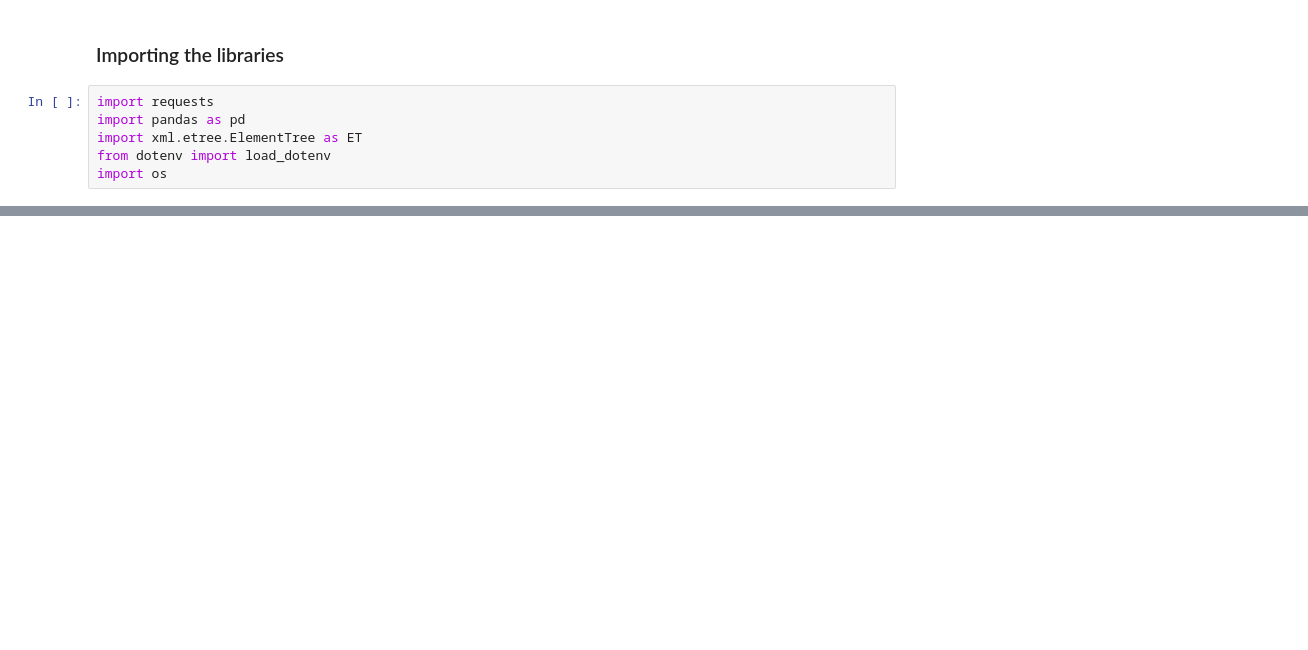
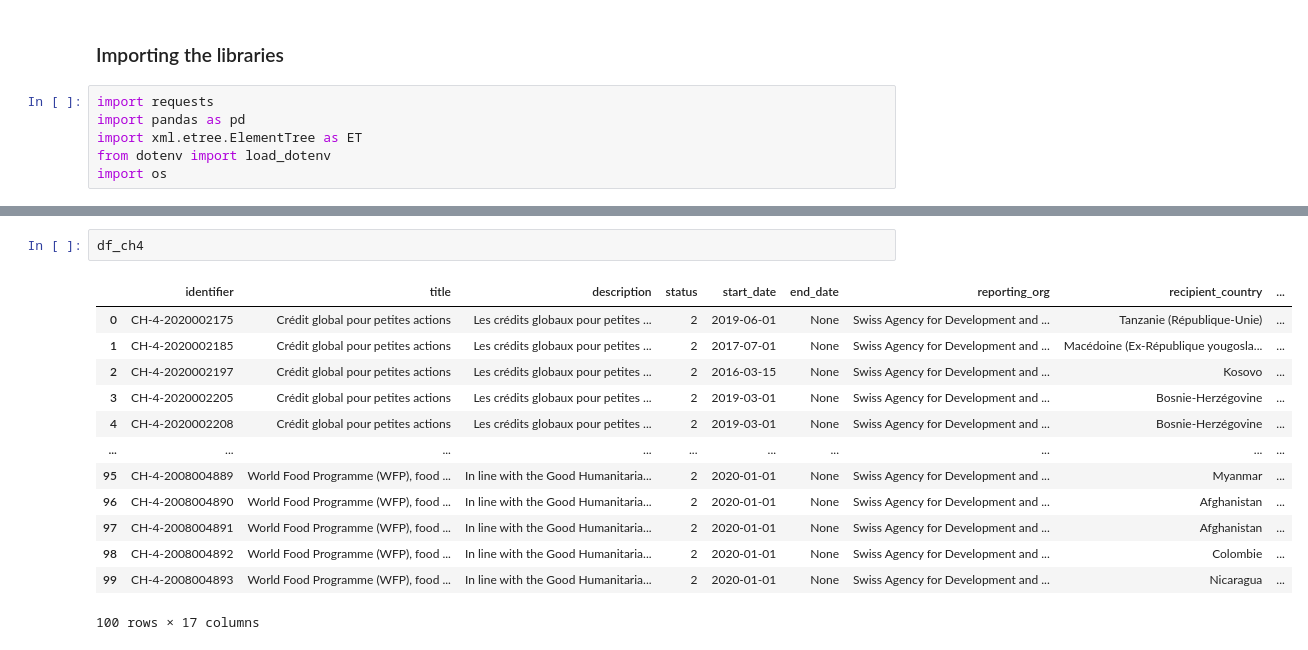
Before and after one commit to leilafarsani/iati-datastore-apache-sorl, a Jupyter notebook: datastore.ipynb, the cells around one changed output, grey strips where cells are left out. Cells and saved outputs as stored; diff of their text form; blank space fills up the shorter version.

```diff
--- a/datastore.ipynb
+++ b/datastore.ipynb
@@ -84 +169,17 @@ pagination, since even if i delete row limitation on the code above I get max 9
+# %%
+df_ch4
+# %% [output]
+|  | identifier | title | description | status | start_date | end_date | reporting_org | recipient_country | ... |
+| 0 | CH-4-2020002175 | Crédit global pour petites actions | Les crédits globaux pour petites ... | 2 | 2019-06-01 | None | Swiss Agency for Development and ... | Tanzanie (République-Unie) | ... |
+| 1 | CH-4-2020002185 | Crédit global pour petites actions | Les crédits globaux pour petites ... | 2 | 2017-07-01 | None | Swiss Agency for Development and ... | Macédoine (Ex-République yougosla... | ... |
+| 2 | CH-4-2020002197 | Crédit global pour petites actions | Les crédits globaux pour petites ... | 2 | 2016-03-15 | None | Swiss Agency for Development and ... | Kosovo | ... |
+| 3 | CH-4-2020002205 | Crédit global pour petites actions | Les crédits globaux pour petites ... | 2 | 2019-03-01 | None | Swiss Agency for Development and ... | Bosnie-Herzégovine | ... |
+| 4 | CH-4-2020002208 | Crédit global pour petites actions | Les crédits globaux pour petites ... | 2 | 2019-03-01 | None | Swiss Agency for Development and ... | Bosnie-Herzégovine | ... |
+| ... | ... | ... | ... | ... | ... | ... | ... | ... | ... |
+| 95 | CH-4-2008004889 | World Food Programme (WFP), food ... | In line with the Good Humanitaria... | 2 | 2020-01-01 | None | Swiss Agency for Development and ... | Myanmar | ... |
+| 96 | CH-4-2008004890 | World Food Programme (WFP), food ... | In line with the Good Humanitaria... | 2 | 2020-01-01 | None | Swiss Agency for Development and ... | Afghanistan | ... |
+| 97 | CH-4-2008004891 | World Food Programme (WFP), food ... | In line with the Good Humanitaria... | 2 | 2020-01-01 | None | Swiss Agency for Development and ... | Afghanistan | ... |
+| 98 | CH-4-2008004892 | World Food Programme (WFP), food ... | In line with the Good Humanitaria... | 2 | 2020-01-01 | None | Swiss Agency for Development and ... | Colombie | ... |
+| 99 | CH-4-2008004893 | World Food Programme (WFP), food ... | In line with the Good Humanitaria... | 2 | 2020-01-01 | None | Swiss Agency for Development and ... | Nicaragua | ... |
+100 rows × 17 columns
 # %%
```
Also changed, not shown: parts of 5 cells of this notebook.
